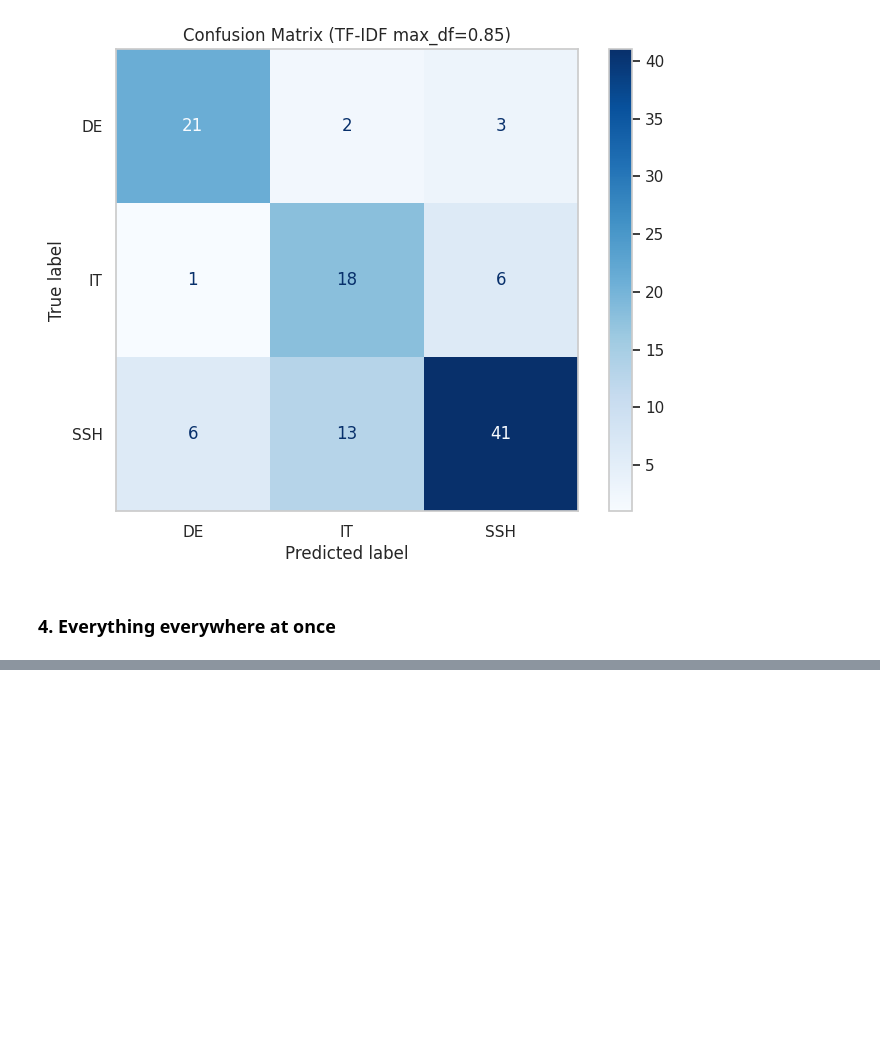
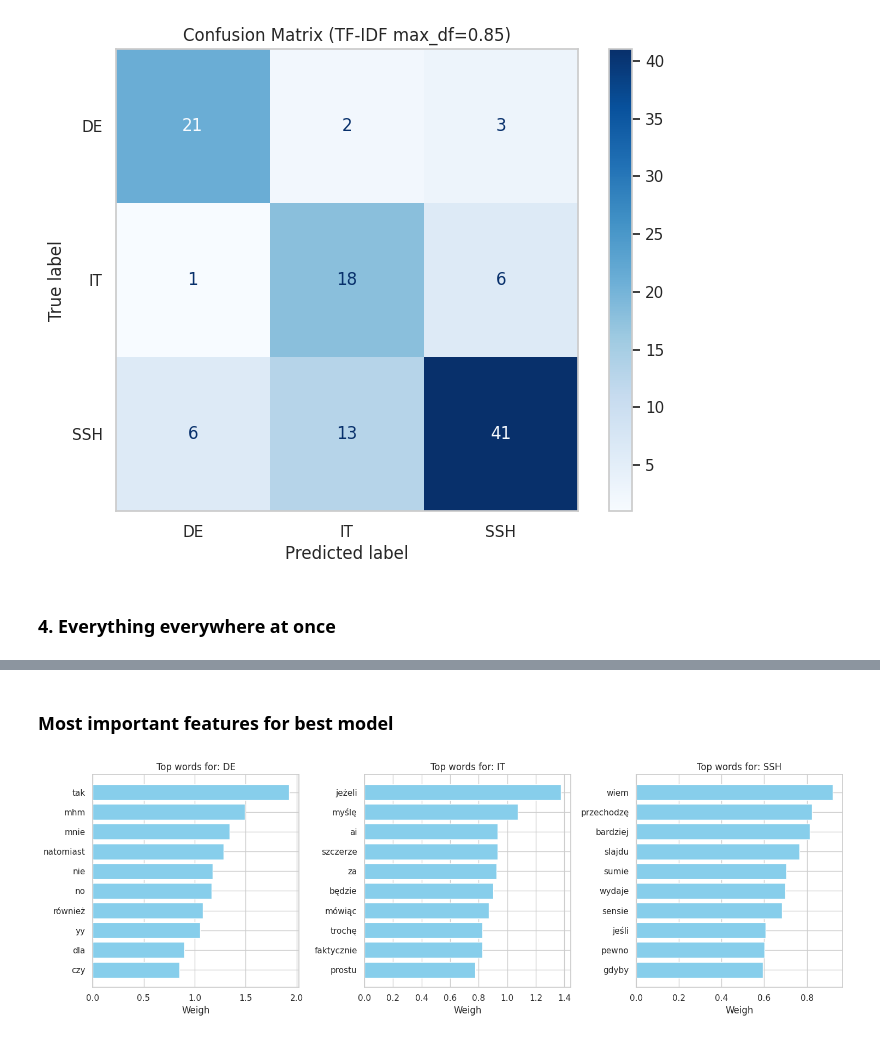
Before and after one commit to LukashWalancik/xaifungi-analysis, a Jupyter notebook: analysis.ipynb, the cells around one changed output, grey strips where cells are left out. Saved outputs shown, nothing was run; the diff lists cells and outputs as text; code cells hidden in the pictures; blank space fills up the shorter version.

Commit message:
show most important words for each class

```diff
--- a/analysis.ipynb
+++ b/analysis.ipynb
@@ -531,6 +531,20 @@ def evaluate_model(y_true, y_pred, classes, title='Confusion Matrix', cmap='Blue
   plt.title(title)
   ax.grid(False)
   plt.show()
+# %%
+def plot_top_words(model, vectorizer, classes, top_n=10):
+    feature_names = vectorizer_best.get_feature_names_out()
+    fig, axes = plt.subplots(1, len(classes), figsize=(15, 5))
+    for i, class_name in enumerate(classes):
+        coefs = model.coef_[i]
+        top_positive_indices = np.argsort(coefs)[-top_n:]
+        top_words = [feature_names[j] for j in top_positive_indices]
+        top_weights = coefs[top_positive_indices]
+        axes[i].barh(top_words, top_weights, color='skyblue')
+        axes[i].set_title(f"Top words for: {class_name}")
+        axes[i].set_xlabel("Weigh")
+    plt.tight_layout()
+    plt.show()
 # %% [markdown]
 ## Data gathering
 # %%
@@ -755,0 +770,12 @@ weighted avg       0.73      0.70      0.71       111
+# %% [markdown]
+### Most important features for best model
+# %%
+vectorizer_best = TfidfVectorizer(max_features=1000, max_df=0.85)
+X_train_best = vectorizer_best.fit_transform(X_train['text'])
+
+model_best = LogisticRegression(class_weight='balanced', max_iter=1000, random_state=42)
+model_best.fit(X_train_best, y_train)
+
+plot_top_words(model_best, vectorizer_best, model_best.classes_, top_n=10)
+# %% [output]
+[figure, added]
```
Also changed, not shown: parts of 3 cells of this notebook.
